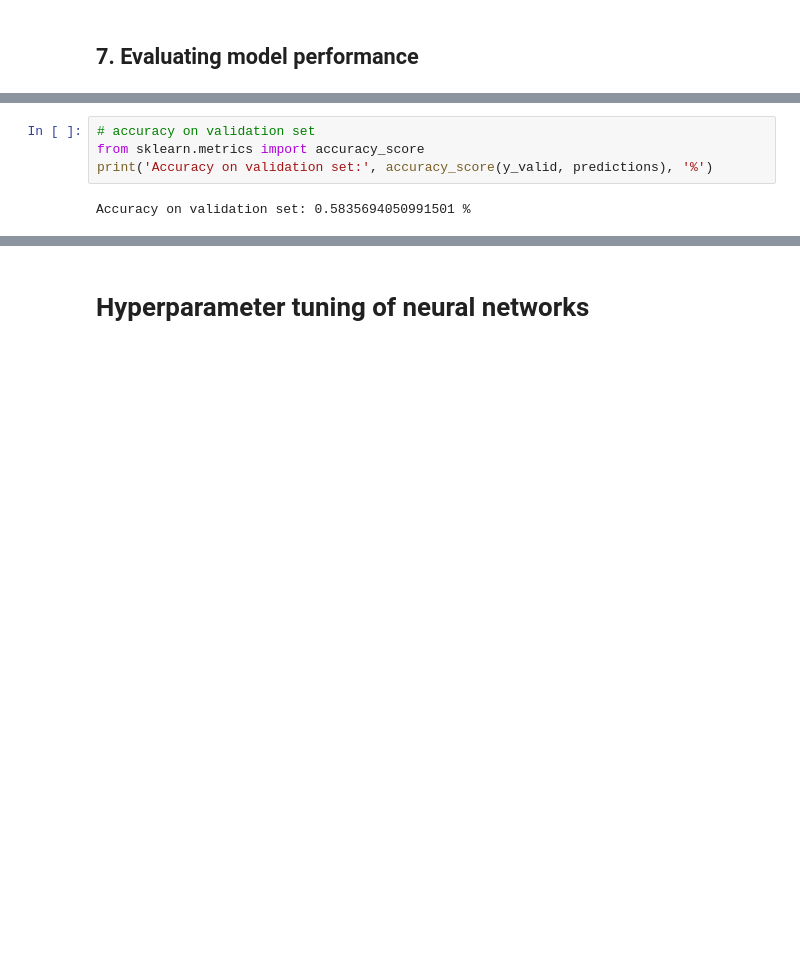
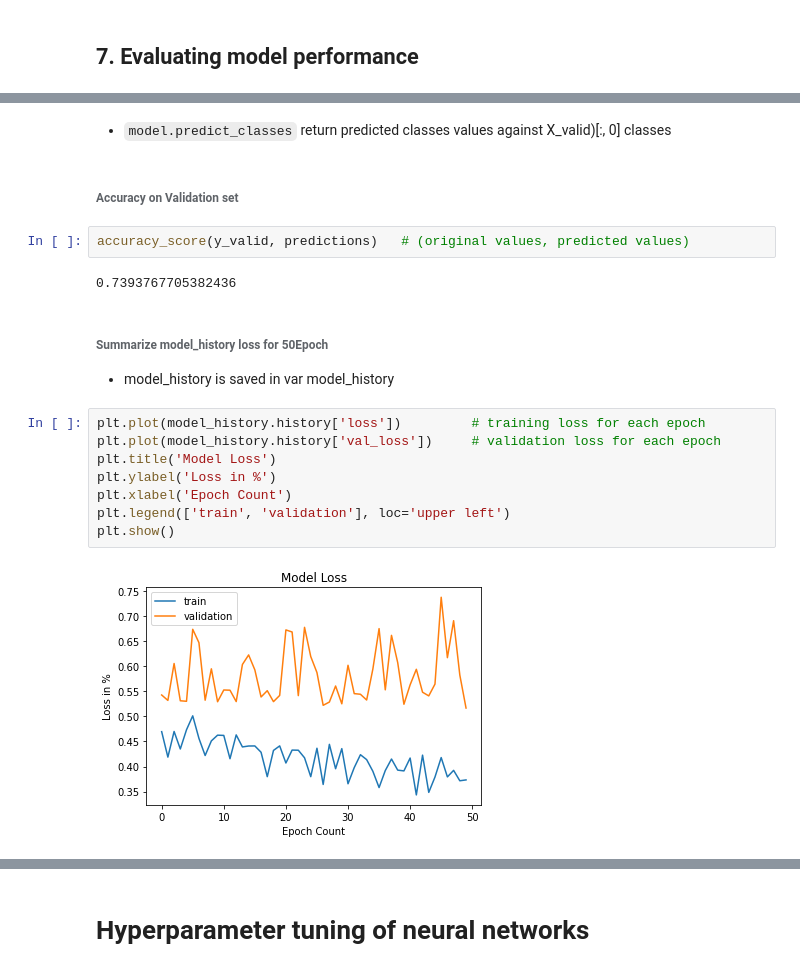
Before and after one commit to MvMukesh/EmergencyVehicle_Classification-NN, a Jupyter notebook: Neural network and hyperparameter tuning in keras/Neural_Networks_using_Keras.ipynb, the cells around one changed output, grey strips where cells are left out. Cells and saved outputs as stored; diff of their text form; blank space fills up the shorter version.

```diff
--- a/Neural network and hyperparameter tuning in keras/Neural_Networks_using_Keras.ipynb
+++ b/Neural network and hyperparameter tuning in keras/Neural_Networks_using_Keras.ipynb
@@ -215,6 +213,21 @@ prediction_probabilities = model.predict(X_valid)[:, 0]
-# %%
-# accuracy on validation set
-from sklearn.metrics import accuracy_score
-print('Accuracy on validation set:', accuracy_score(y_valid, predictions), '%')
-# %% [output]
-Accuracy on validation set: 0.5835694050991501 %
+# %% [markdown]
+* `model.predict_classes` return predicted classes values against X_valid)[:, 0] classes
+# %% [markdown]
+###### Accuracy on Validation set
+# %%
+accuracy_score(y_valid, predictions)   # (original values, predicted values)
+# %% [output]
+0.7393767705382436
+# %% [markdown]
+###### Summarize model_history loss for 50Epoch
+* model_history is saved in var model_history
+# %%
+plt.plot(model_history.history['loss'])         # training loss for each epoch
+plt.plot(model_history.history['val_loss'])     # validation loss for each epoch
+plt.title('Model Loss')
+plt.ylabel('Loss in %')
+plt.xlabel('Epoch Count')
+plt.legend(['train', 'validation'], loc='upper left')
+plt.show()
+# %% [output]
+[figure, added]
```
Also changed, not shown: parts of 135 cells of this notebook.
